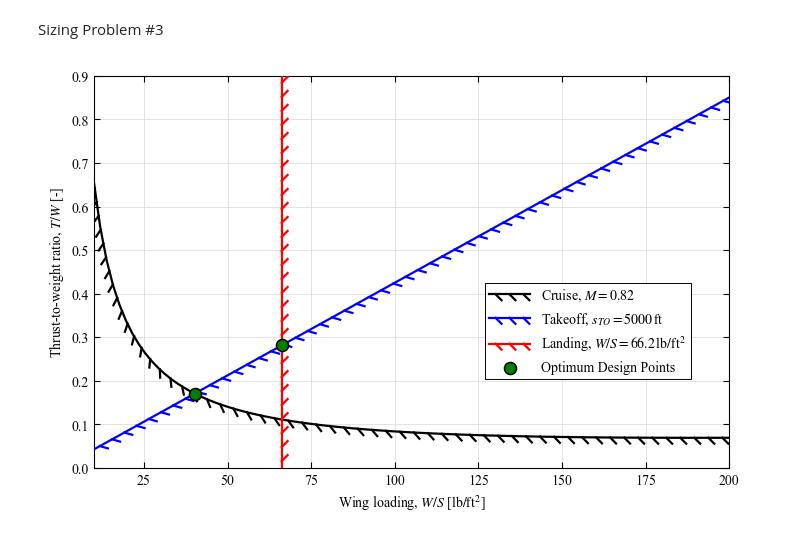
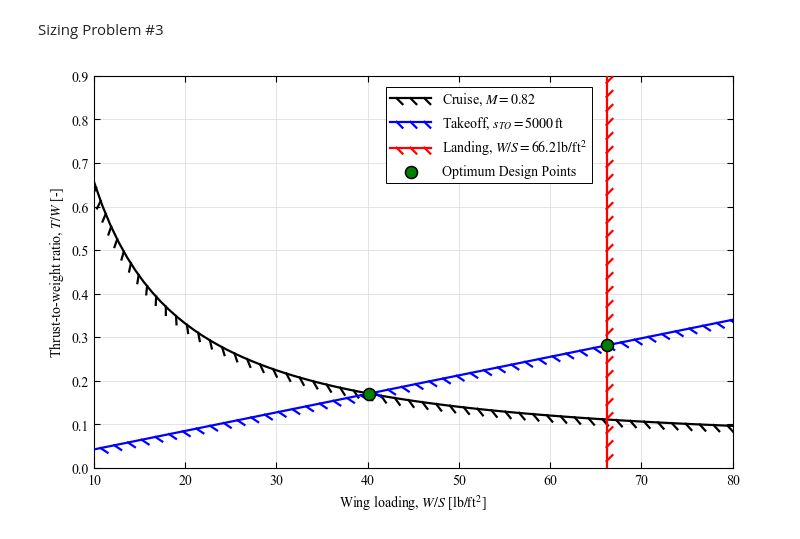
Before and after one commit to zachsstms/Aircraft-Design-Work, a Jupyter notebook: size estimation/Thrust to Weight and Wingloading Envelope/Problem 3 sizing.ipynb, the cells around one changed output. Saved outputs shown, nothing was run; the diff lists cells and outputs as text; code cells hidden in the pictures.

```diff
--- a/size estimation/Thrust to Weight and Wingloading Envelope/Problem 3 sizing.ipynb
+++ b/size estimation/Thrust to Weight and Wingloading Envelope/Problem 3 sizing.ipynb
@@ -22,7 +22,7 @@ rho_35000=0.000736627 # slug/ft^3
 rho_5000=0.00204834 #slug/ft^3
 rho_sl=0.00237717 # sea-level slug/ft^3
 V_cruise=M_cruise*a_35000 #ft/sec
-W_S=np.linspace(10, 200, 100) # linspace for wingload
+W_S=np.linspace(10, 100, 100) # linspace for wingload
 q_cruise=0.5*rho_35000*V_cruise**2 # dynamic pressure at cruise
 T_W_1=q_cruise*C_d_min*(1/W_S)+(k/q_cruise)*W_S # above line = valid
 
@@ -94,34 +94,34 @@ takeoff_line.set_path_effects([
 landing_line.set_path_effects([
     pe.withTickedStroke(spacing=10, angle=135+180, length=0.6, foreground='red')
 ])
 
 # Mark and label both candidate design points.
 ax.scatter(W_S_crossover, T_W_crossover, s=75, marker='o',
            facecolor='green', edgecolor='black', linewidth=1.1, zorder=6, label=rf'Optimum Design Points')
 
 
 ax.scatter(W_S_landing, T_W_landing_design, s=75, marker='o',
            facecolor='green', edgecolor='black', linewidth=1.1, zorder=6)
 
 
-ax.set_xlim(10, 200)
+ax.set_xlim(10, 80)
 ax.set_ylim(0, 0.90)
 ax.set_xlabel(r'Wing loading, $W/S$ [$\mathrm{lb/ft^2}$]')
 ax.set_ylabel(r'Thrust-to-weight ratio, $T/W$ [-]')
-ax.set_xticks([25, 50, 75, 100, 125, 150, 175, 200])
+ax.set_xticks(np.linspace(10,80,8))
 ax.set_yticks(np.arange(0.0, 1.0, 0.1))
 ax.tick_params(which='both', direction='in', top=True, right=True,
                width=0.8, length=4)
 ax.grid(True, which='major', color='0.87', linewidth=0.6, zorder=0)
 
-legend = ax.legend(bbox_to_anchor=(.95, 0.35),
+legend = ax.legend(bbox_to_anchor=(.79, 0.85),
     loc='right', frameon=True, fancybox=False, framealpha=1.0,
     facecolor='white', edgecolor='black', borderpad=0.3, handlelength=3.0,
 )
 legend.get_frame().set_linewidth(0.7)
 
 fig.savefig('sizing_constraint_diagram_AIAA.pdf', bbox_inches='tight')
 fig.savefig('sizing_constraint_diagram_AIAA.png', dpi=600, bbox_inches='tight')
 plt.show()
 # %% [output]
-[figure, old version]
+[figure, new version]
```
Also changed, not shown: 1 other file.
